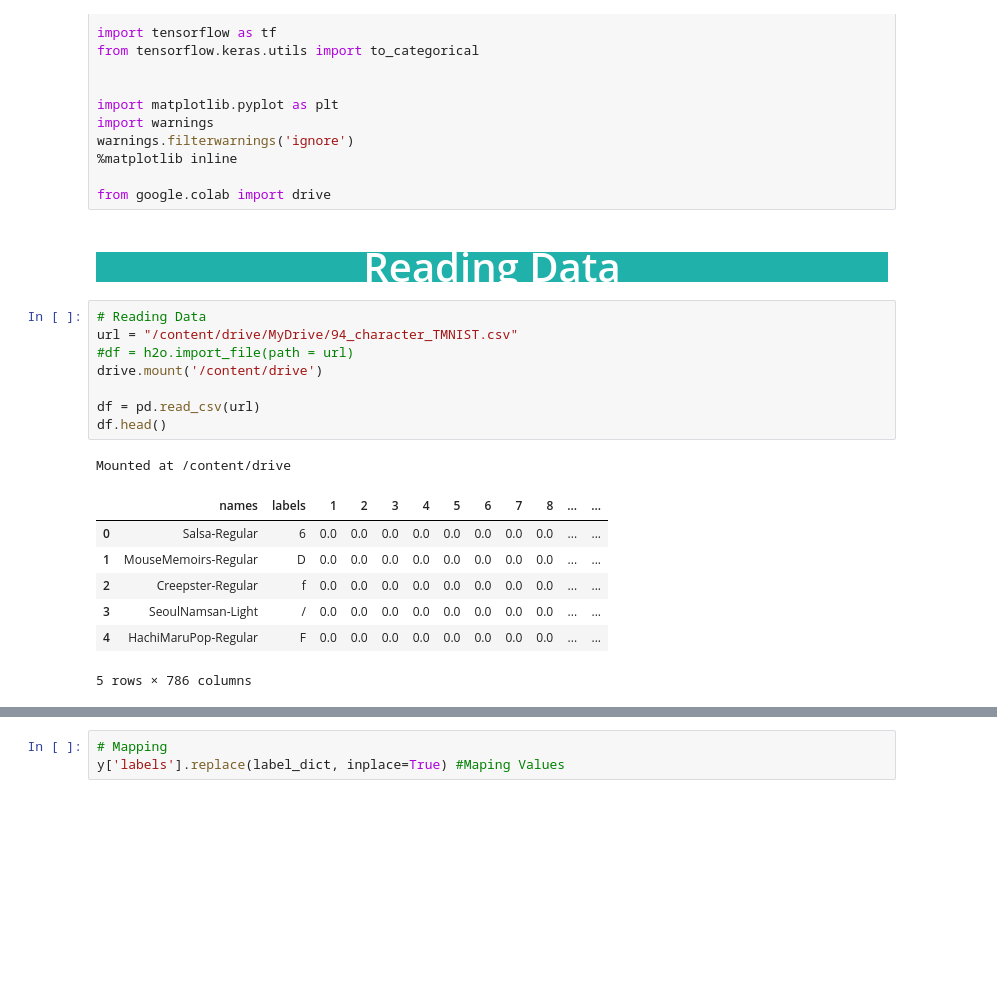
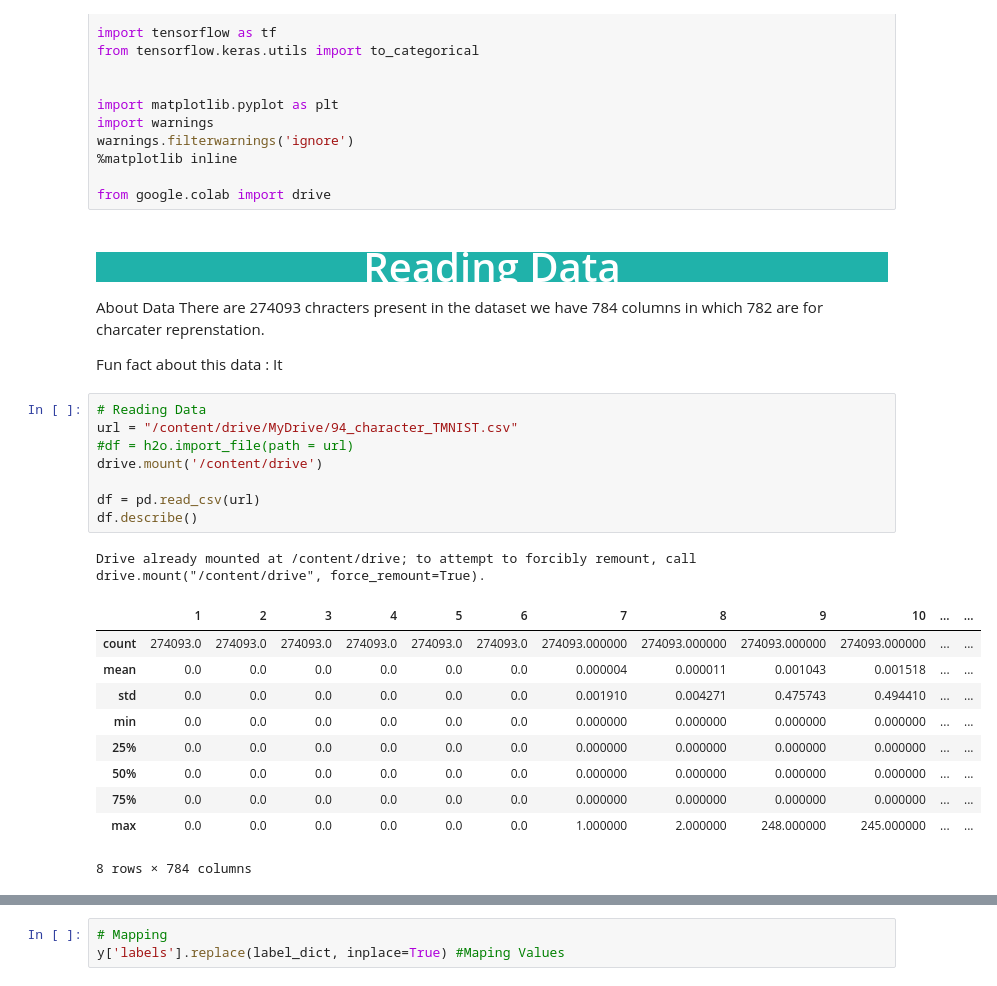
Before and after one commit to saadghojaria55/cnn, a Jupyter notebook: Saad_Ghojaria_Neural_Network_Type_Classification.ipynb, the cells around one changed output, grey strips where cells are left out. Saved outputs shown, nothing was run; the diff lists cells and outputs as text; blank space fills up the shorter version.

```diff
--- a/Saad_Ghojaria_Neural_Network_Type_Classification.ipynb
+++ b/Saad_Ghojaria_Neural_Network_Type_Classification.ipynb
@@ -25,20 +25,29 @@ warnings.filterwarnings('ignore')
 from google.colab import drive
 # %% [markdown]
 <h2 style='text-align:center;font-family:Comic Sans MS;font-size:40px;background-color:lightseagreen;border:20px;color:white'>Reading Data</h2>
+
+About Data
+There are 274093 chracters present in the dataset we have 784 columns in which 782 are for charcater reprenstation.
+
+Fun fact about this data :
+It
 # %%
 # Reading Data
 url = "/content/drive/MyDrive/94_character_TMNIST.csv"
 #df = h2o.import_file(path = url)
 drive.mount('/content/drive')
 
 df = pd.read_csv(url)
-df.head()
+df.describe()
 # %% [output]
-Mounted at /content/drive
+Drive already mounted at /content/drive; to attempt to forcibly remount, call drive.mount("/content/drive", force_remount=True).
-|  | names | labels | 1 | 2 | 3 | 4 | 5 | 6 | 7 | 8 | ... | ... |
-| 0 | Salsa-Regular | 6 | 0.0 | 0.0 | 0.0 | 0.0 | 0.0 | 0.0 | 0.0 | 0.0 | ... | ... |
-| 1 | MouseMemoirs-Regular | D | 0.0 | 0.0 | 0.0 | 0.0 | 0.0 | 0.0 | 0.0 | 0.0 | ... | ... |
-| 2 | Creepster-Regular | f | 0.0 | 0.0 | 0.0 | 0.0 | 0.0 | 0.0 | 0.0 | 0.0 | ... | ... |
-| 3 | SeoulNamsan-Light | / | 0.0 | 0.0 | 0.0 | 0.0 | 0.0 | 0.0 | 0.0 | 0.0 | ... | ... |
-| 4 | HachiMaruPop-Regular | F | 0.0 | 0.0 | 0.0 | 0.0 | 0.0 | 0.0 | 0.0 | 0.0 | ... | ... |
+|  | 1 | 2 | 3 | 4 | 5 | 6 | 7 | 8 | 9 | 10 | ... | ... |
+| count | 274093.0 | 274093.0 | 274093.0 | 274093.0 | 274093.0 | 274093.0 | 274093.000000 | 274093.000000 | 274093.000000 | 274093.000000 | ... | ... |
+| mean | 0.0 | 0.0 | 0.0 | 0.0 | 0.0 | 0.0 | 0.000004 | 0.000011 | 0.001043 | 0.001518 | ... | ... |
+| std | 0.0 | 0.0 | 0.0 | 0.0 | 0.0 | 0.0 | 0.001910 | 0.004271 | 0.475743 | 0.494410 | ... | ... |
+| min | 0.0 | 0.0 | 0.0 | 0.0 | 0.0 | 0.0 | 0.000000 | 0.000000 | 0.000000 | 0.000000 | ... | ... |
+| 25% | 0.0 | 0.0 | 0.0 | 0.0 | 0.0 | 0.0 | 0.000000 | 0.000000 | 0.000000 | 0.000000 | ... | ... |
+| 50% | 0.0 | 0.0 | 0.0 | 0.0 | 0.0 | 0.0 | 0.000000 | 0.000000 | 0.000000 | 0.000000 | ... | ... |
+| 75% | 0.0 | 0.0 | 0.0 | 0.0 | 0.0 | 0.0 | 0.000000 | 0.000000 | 0.000000 | 0.000000 | ... | ... |
+| max | 0.0 | 0.0 | 0.0 | 0.0 | 0.0 | 0.0 | 1.000000 | 2.000000 | 248.000000 | 245.000000 | ... | ... |
-5 rows × 786 columns
+8 rows × 784 columns
```
Also changed, not shown: parts of 12 cells of this notebook.
